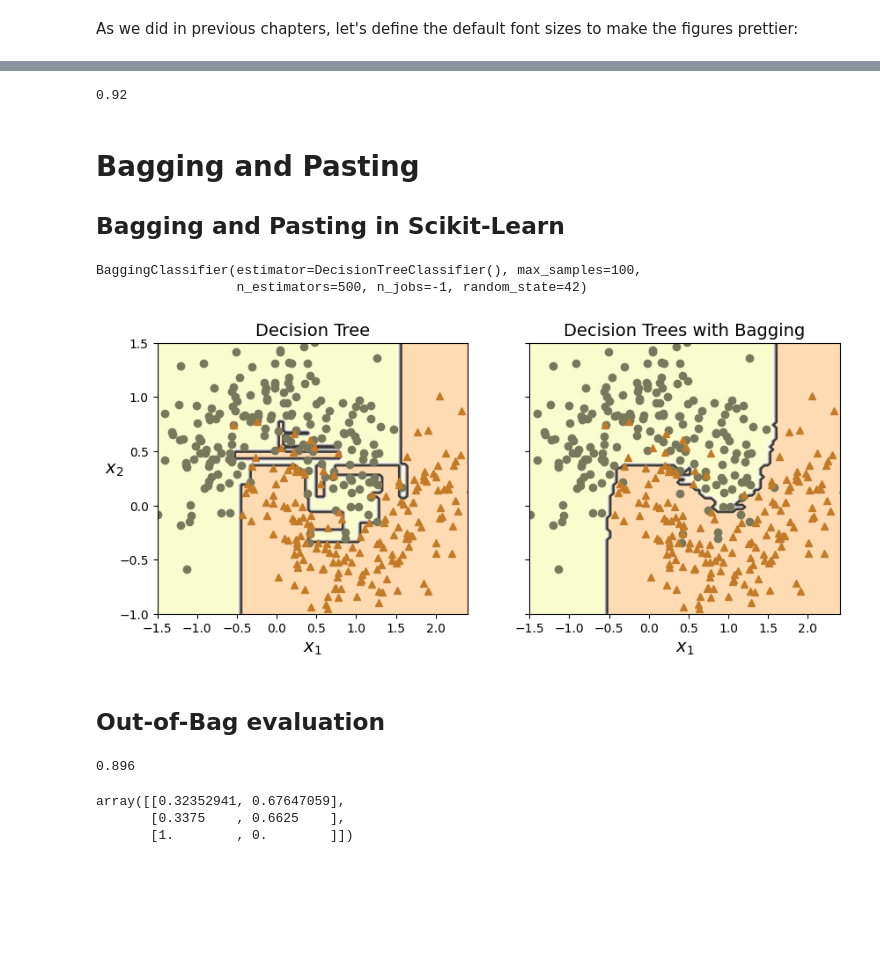
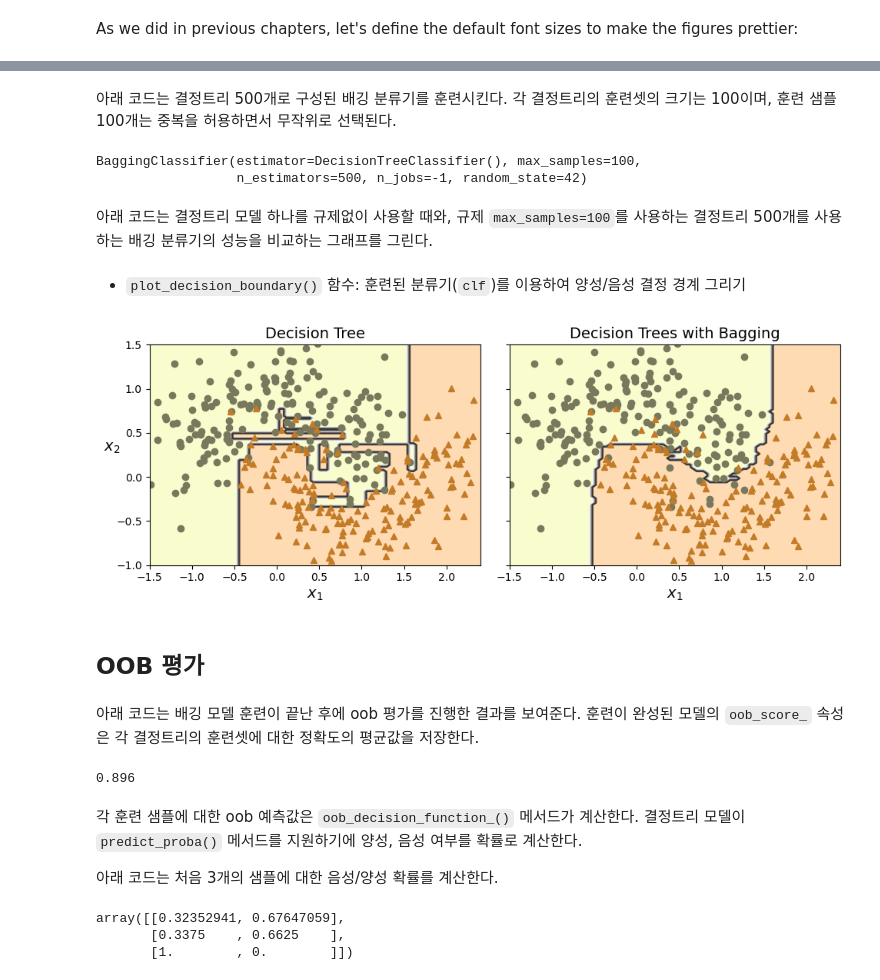
Before and after one commit to codingalzi/code-workout-ml, a Jupyter notebook: notebooks/code-ensemble_learning.ipynb, the cells around one changed output, grey strips where cells are left out. Cells and saved outputs as stored; diff of their text form; code cells hidden in the pictures; blank space fills up the shorter version.

```diff
--- a/notebooks/code-ensemble_learning.ipynb
+++ b/notebooks/code-ensemble_learning.ipynb
@@ -65,12 +46,3 @@ from sklearn.svm import SVC
 
 X, y = make_moons(n_samples=500, noise=0.30, random_state=42)
 X_train, X_test, y_train, y_test = train_test_split(X, y, random_state=42)
-
-voting_clf = VotingClassifier(
-    estimators=[
-        ('lr', LogisticRegression(random_state=42)),
-        ('rf', RandomForestClassifier(random_state=42)),
-        ('svc', SVC(random_state=42))
-    ]
-)
-voting_clf.fit(X_train, y_train)
@@ -81,3 +48,0 @@ VotingClassifier(estimators=[('lr', LogisticRegression(random_state=42)),
-# %%
-for name, clf in voting_clf.named_estimators_.items():
-    print(name, "=", clf.score(X_test, y_test))
@@ -102,59 +49,74 @@ Now let's use soft voting:
-# %%
-voting_clf.voting = "soft"
-voting_clf.named_estimators["svc"].probability = True
-voting_clf.fit(X_train, y_train)
-voting_clf.score(X_test, y_test)
-# %% [output]
-0.92
-# %% [markdown]
-# Bagging and Pasting
-## Bagging and Pasting in Scikit-Learn
+# %% [markdown]
+아래 코드는 결정트리 500개로 구성된 배깅 분류기를 훈련시킨다.
+각 결정트리의 훈련셋의 크기는 100이며, 훈련 샘플 100개는 중복을 허용하면서 무작위로 선택된다.
 # %%
 from sklearn.ensemble import BaggingClassifier
 from sklearn.tree import DecisionTreeClassifier
 
-bag_clf = BaggingClassifier(DecisionTreeClassifier(), n_estimators=500,
-                            max_samples=100, n_jobs=-1, random_state=42)
+bag_clf = BaggingClassifier(DecisionTreeClassifier(),
+                            n_estimators=500,
+                            max_samples=100,
+                            n_jobs=-1,
+                            random_state=42)
+
 bag_clf.fit(X_train, y_train)
 # %% [output]
 BaggingClassifier(estimator=DecisionTreeClassifier(), max_samples=100,
                   n_estimators=500, n_jobs=-1, random_state=42)
+# %% [markdown]
+아래 코드는 결정트리 모델 하나를 규제없이 사용할 때와,
+규제 `max_samples=100`를 사용하는 결정트리 500개를 사용하는 배깅 분류기의 성능을 비교하는 그래프를 그린다.
+# %% [markdown]
+- `plot_decision_boundary()` 함수: 훈련된 분류기(`clf`)를 이용하여 양성/음성 결정 경계 그리기
 # %%
-# extra code – this cell generates Figure 6–5
+import numpy as np
 
+# 결정 경계 시각화 함수
 def plot_decision_boundary(clf, X, y, alpha=1.0):
     axes=[-1.5, 2.4, -1, 1.5]
     x1, x2 = np.meshgrid(np.linspace(axes[0], axes[1], 100),
                          np.linspace(axes[2], axes[3], 100))
     X_new = np.c_[x1.ravel(), x2.ravel()]
     y_pred = clf.predict(X_new).reshape(x1.shape)
 
-    plt.contourf(x1, x2, y_pred, alpha=0.3 * alpha, cmap='Wistia')
-    plt.contour(x1, x2, y_pred, cmap="Greys", alpha=0.8 * alpha)
+    plt.contourf(x1, x2, y_pred, alpha=0.3 * alpha, cmap='Wistia') # 배경색
+    plt.contour(x1, x2, y_pred, cmap="Greys", alpha=0.8 * alpha)   # 경계선
+
     colors = ["#78785c", "#c47b27"]
     markers = ("o", "^")
     for idx in (0, 1):
         plt.plot(X[:, 0][y == idx], X[:, 1][y == idx],
                  color=colors[idx], marker=markers[idx], linestyle="none")
+
     plt.axis(axes)
     plt.xlabel(r"$x_1$")
     plt.ylabel(r"$x_2$", rotation=0)
 
+# 단일 결정 트리 훈련
 tree_clf = DecisionTreeClassifier(random_state=42)
 tree_clf.fit(X_train, y_train)
 
+# 두 모델의 결정 경계 시각화
 fig, axes = plt.subplots(ncols=2, figsize=(10, 4), sharey=True)
+
+# 단일 결정 트리 모델의 결정 경계
 plt.sca(axes[0])
 plot_decision_boundary(tree_clf, X_train, y_train)
 plt.title("Decision Tree")
+
+# 배깅을 적용한 모델의 결정 경계
 plt.sca(axes[1])
 plot_decision_boundary(bag_clf, X_train, y_train)
 plt.title("Decision Trees with Bagging")
 plt.ylabel("")
 
+plt.tight_layout()
 plt.show()
 # %% [output]
-[figure, old version]
+[figure, new version]
-# %% [markdown]
-## Out-of-Bag evaluation
+# %% [markdown]
+## OOB 평가
+# %% [markdown]
+아래 코드는 배깅 모델 훈련이 끝난 후에 oob 평가를 진행한 결과를 보여준다.
+훈련이 완성된 모델의 `oob_score_` 속성은 각 결정트리의 훈련셋에 대한 정확도의 평균값을 저장한다.
 # %%
@@ -164,6 +130,11 @@ bag_clf.fit(X_train, y_train)
 bag_clf.oob_score_
 # %% [output]
 0.896
+# %% [markdown]
+각 훈련 샘플에 대한 oob 예측값은 `oob_decision_function_()` 메서드가 계산한다.
+결정트리 모델이 `predict_proba()` 메서드를 지원하기에 양성, 음성 여부를 확률로 계산한다.
+
+아래 코드는 처음 3개의 샘플에 대한 음성/양성 확률를 계산한다.
 # %%
 bag_clf.oob_decision_function_[:3]  # probas for the first 3 instances
 # %% [output]
```
Also changed, not shown: parts of 67 cells of this notebook, 3 other files.
